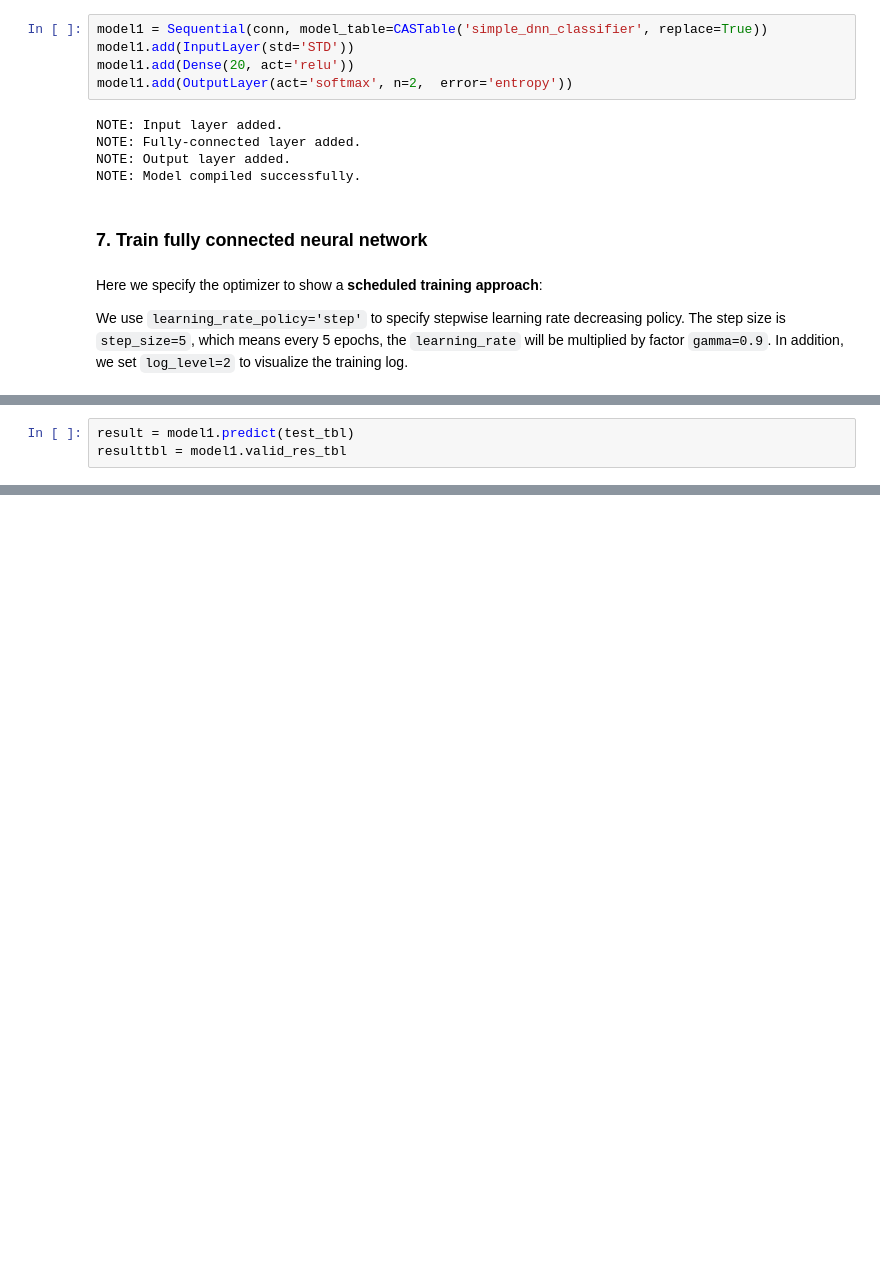
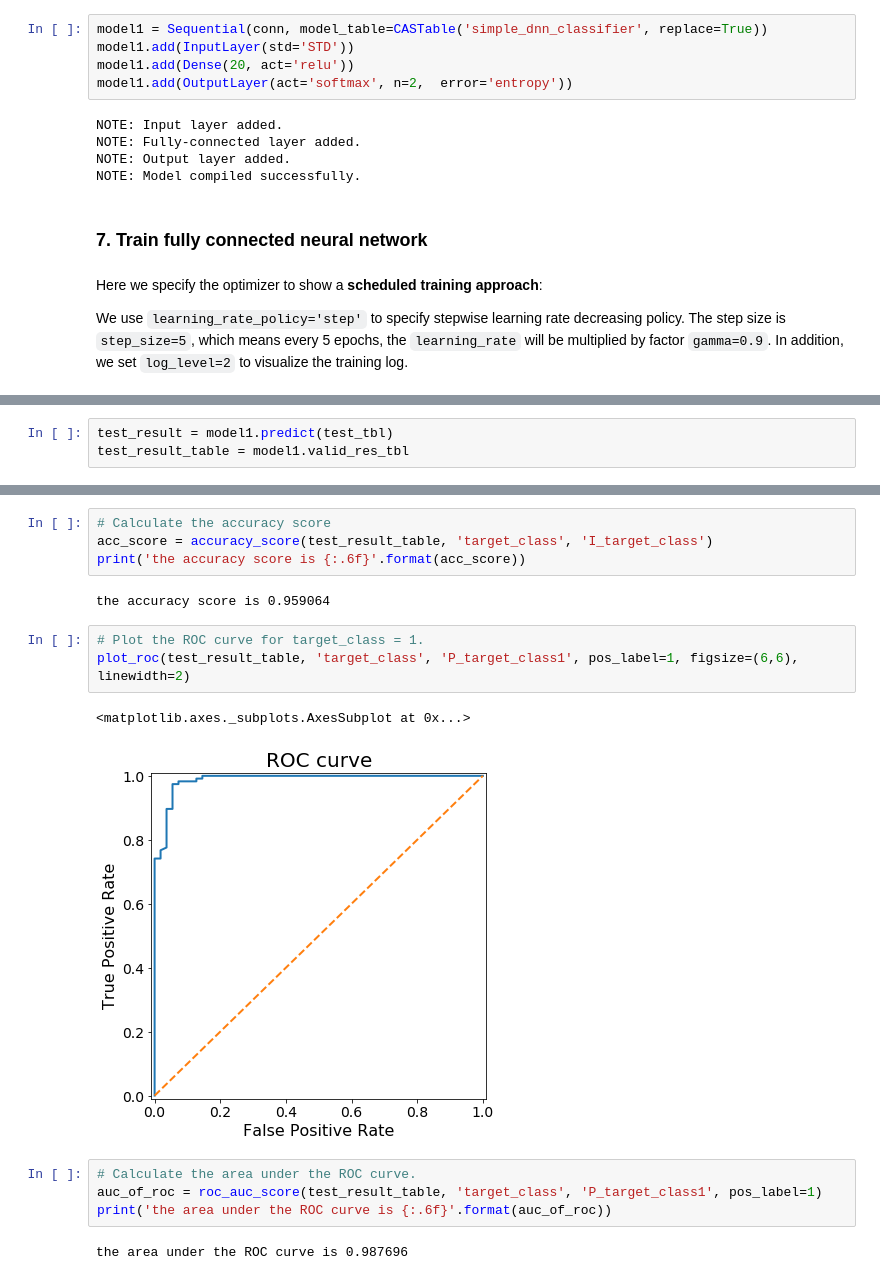
Before and after one commit to sassoftware/python-dlpy, a Jupyter notebook: examples/tabular_data_analysis/Two_Class_Classification_with_Fully_Connected_Neural_Network.ipynb, the cells around one changed output, grey strips where cells are left out. Drawn from its saved outputs; the diff is of its cells as text; blank space fills up the shorter version.

```diff
--- a/examples/tabular_data_analysis/Two_Class_Classification_with_Fully_Connected_Neural_Network.ipynb
+++ b/examples/tabular_data_analysis/Two_Class_Classification_with_Fully_Connected_Neural_Network.ipynb
@@ -151,3 +165,3 @@ model1.plot_training_history()
 # %%
-result = model1.predict(test_tbl)
-resulttbl = model1.valid_res_tbl
+test_result = model1.predict(test_tbl)
+test_result_table = model1.valid_res_tbl
@@ -202,0 +189,18 @@ The area under the curve is: 0.9870
+# %%
+# Calculate the accuracy score
+acc_score = accuracy_score(test_result_table, 'target_class', 'I_target_class')
+print('the accuracy score is {:.6f}'.format(acc_score))
+# %% [output]
+the accuracy score is 0.959064
+# %%
+# Plot the ROC curve for target_class = 1.
+plot_roc(test_result_table, 'target_class', 'P_target_class1', pos_label=1, figsize=(6,6), linewidth=2)
+# %% [output]
+<matplotlib.axes._subplots.AxesSubplot at 0x...>
+[figure, added]
+# %%
+# Calculate the area under the ROC curve.
+auc_of_roc = roc_auc_score(test_result_table, 'target_class', 'P_target_class1', pos_label=1)
+print('the area under the ROC curve is {:.6f}'.format(auc_of_roc))
+# %% [output]
+the area under the ROC curve is 0.987696
```
Also changed, not shown: parts of 29 cells of this notebook, 1 other file.
